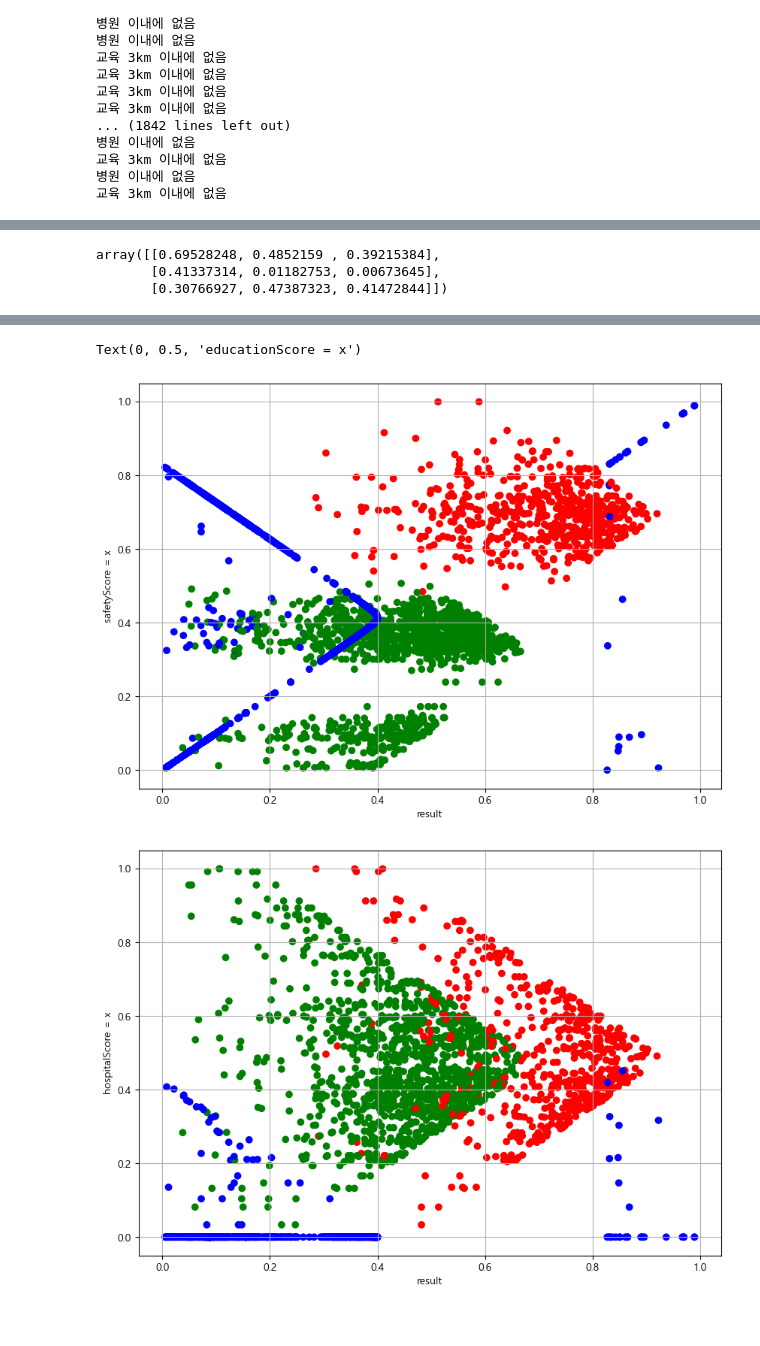
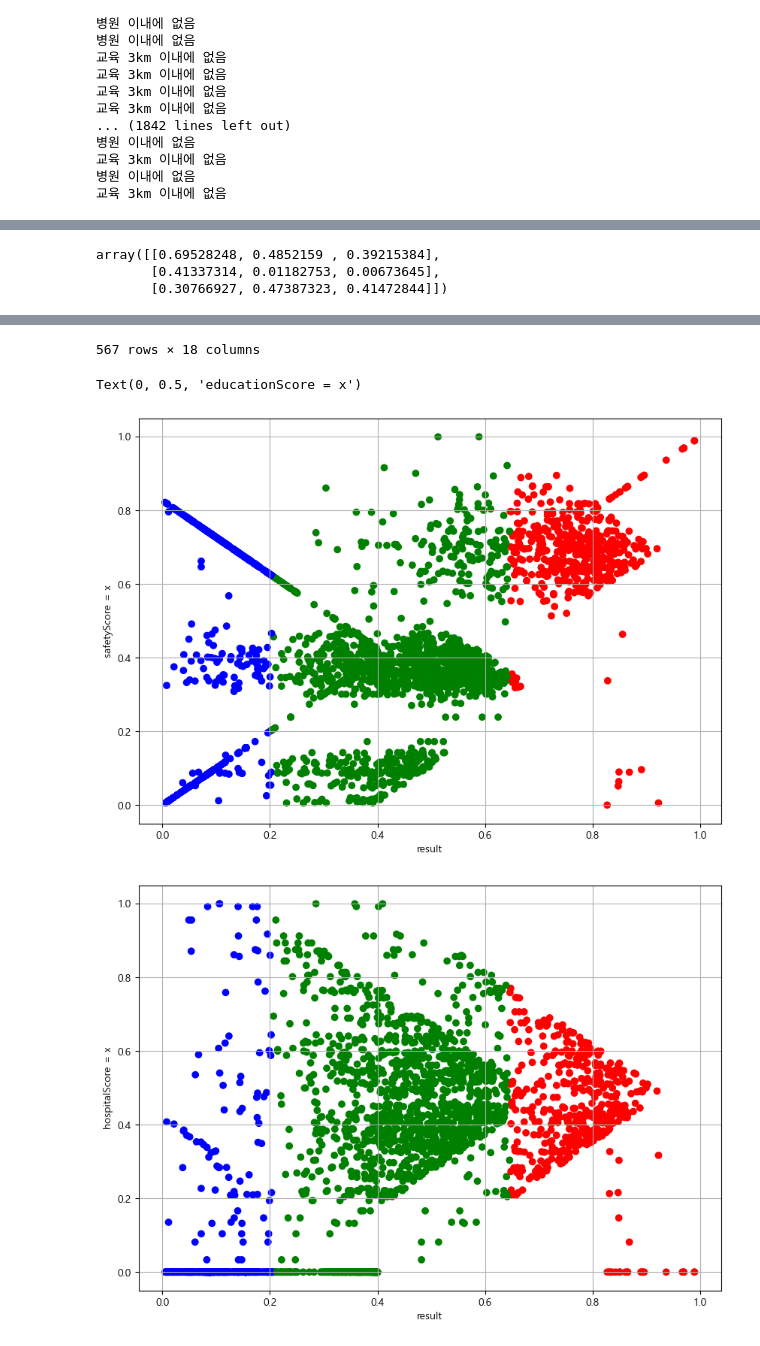
Before and after one commit to fenpon/Machine-Learning-Project1, a Jupyter notebook: mainModel.ipynb, the cells around one changed output, grey strips where cells are left out. Cells and saved outputs as stored; diff of their text form; code cells hidden in the pictures.

```diff
--- a/mainModel.ipynb
+++ b/mainModel.ipynb
@@ -56,8 +56,8 @@ aparts.head(5)
 | 4 | A13991016 | 월계동원베네스트 | 노원구 | 월계동 | 127.058220 | 37.631732 | 37.604732 | 37.658732 | 127.031220 | 127.085220 | 0.729308 | ... |
 # %%
 educations = pd.read_csv('./export/education/final_graded_school_locations.csv')
-educations = educations[['cluster'	,'DistanceToCenter'	,'등급','학교명','조사년도','개방ID','lat','lon','score']]
-educations = educations.rename(columns={'등급': 'class'})
+educations = educations[['cluster'	,'DistanceToCenter'	,'class','학교명','조사년도','개방ID','lat','lon','score']]
+
 educations = educations.dropna(subset=['lat','lon'])
 educations.head(5)
 # %% [output]
@@ -277,16 +287,18 @@ aparts["score"] = aparts['DistanceToCenter'] + originDistance[aparts['cluster']]
 #거리가 가장 먼 centorid가 상위 구간이다
 
 # 맨해튼 거리 값이 큰 순서대로 인덱스를 저장
-classLevels = np.argsort(originDistance)[::-1]  # 내림차순 정렬
 
+
+
+#kmean은 특징의 값 분포에 따라 나뉘지 결과에 따른 상중하가 나뉘지않는다.
+#상중하로 스코어로 나누고
 # cluster와 classLevels 비교 후, 특정 열 업데이트
-for i, idx in enumerate(classLevels):
-     aparts.loc[aparts['cluster'] == idx, 'class'] = int(i)   # 클래스 레벨 할당
+aparts = script.common.assign_class(aparts)
 
 color_map = [colors[int(cls) ] for cls in aparts['class']]  # 클래스가 1부터 시작하므로 -1
 script.common.look3ND(aparts,colPlot,[],color_map,'')
 
-
+display(aparts[aparts["class"] == 2])
 
 
 # 산점도 그리기
@@ -316,3 +340,4 @@ array([[0.69528248, 0.4852159 , 0.39215384],
-Text(0, 0.5, 'educationScore = x')
+567 rows × 18 columns
+Text(0, 0.5, 'educationScore = x')
-[figure, old version]
+[figure, new version]
-[figure, old version]
+[figure, new version]
```
Also changed, not shown: parts of 6 cells of this notebook, 11 other files.
